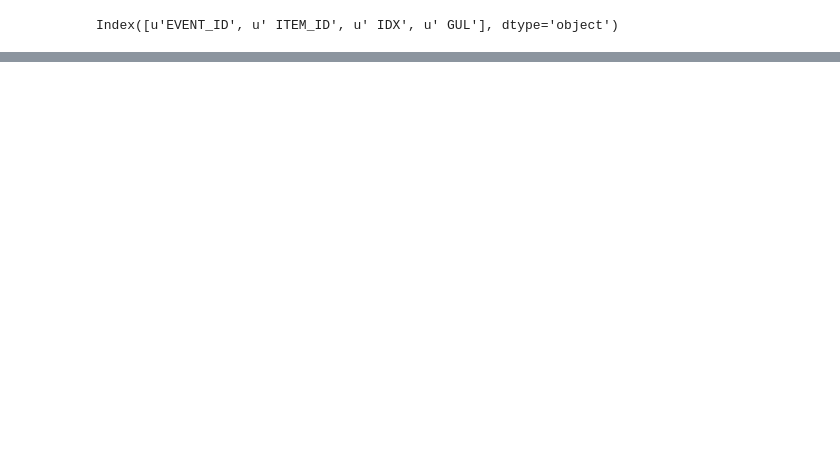
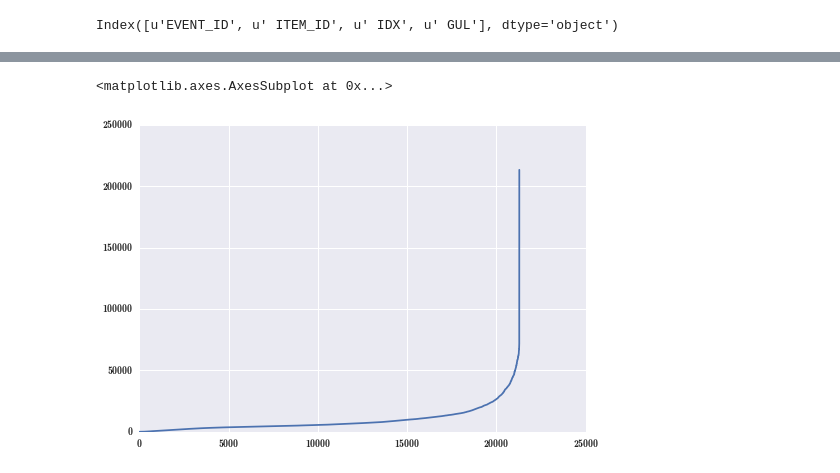
Before and after one commit to sushv/spittalpond, a Jupyter notebook: toymodel.ipynb, the cells around one changed output, grey strips where cells are left out. Saved outputs shown, nothing was run; the diff lists cells and outputs as text; code cells hidden in the pictures; blank space fills up the shorter version.

```diff
--- a/toymodel.ipynb
+++ b/toymodel.ipynb
@@ -152,0 +184,5 @@ df.tail(1000).plot()
+# %%
+big[' GUL'].plot(use_index=False)
+# %% [output]
+<matplotlib.axes.AxesSubplot at 0x...>
+[figure, added]
```
Also changed, not shown: parts of 8 cells of this notebook.
